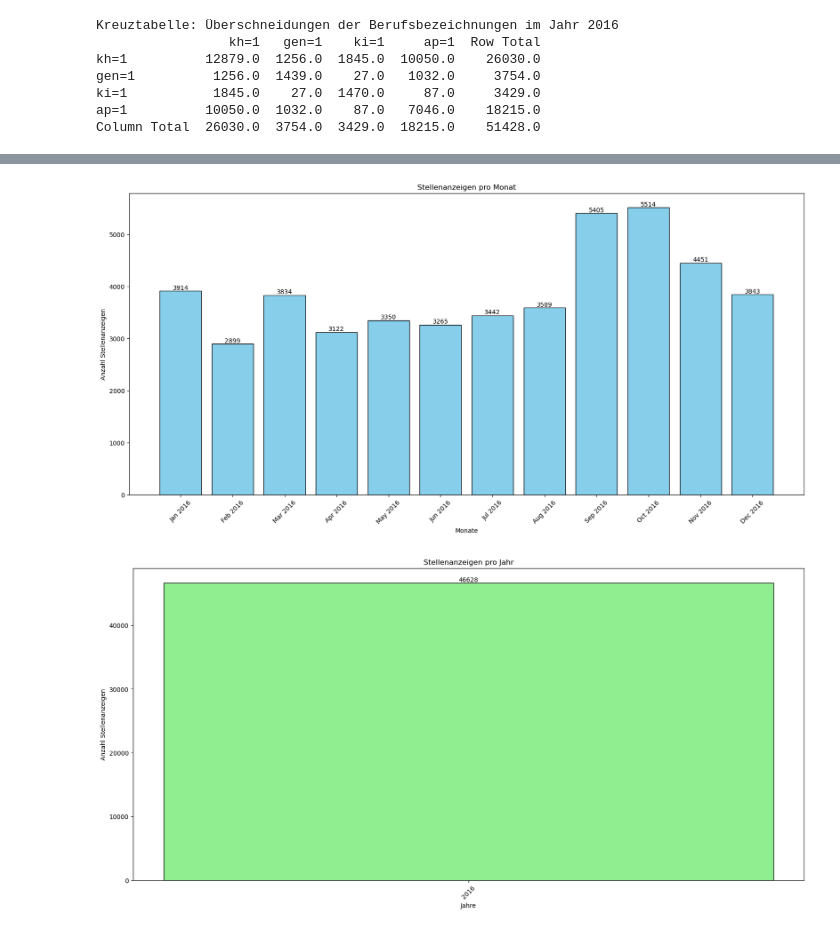
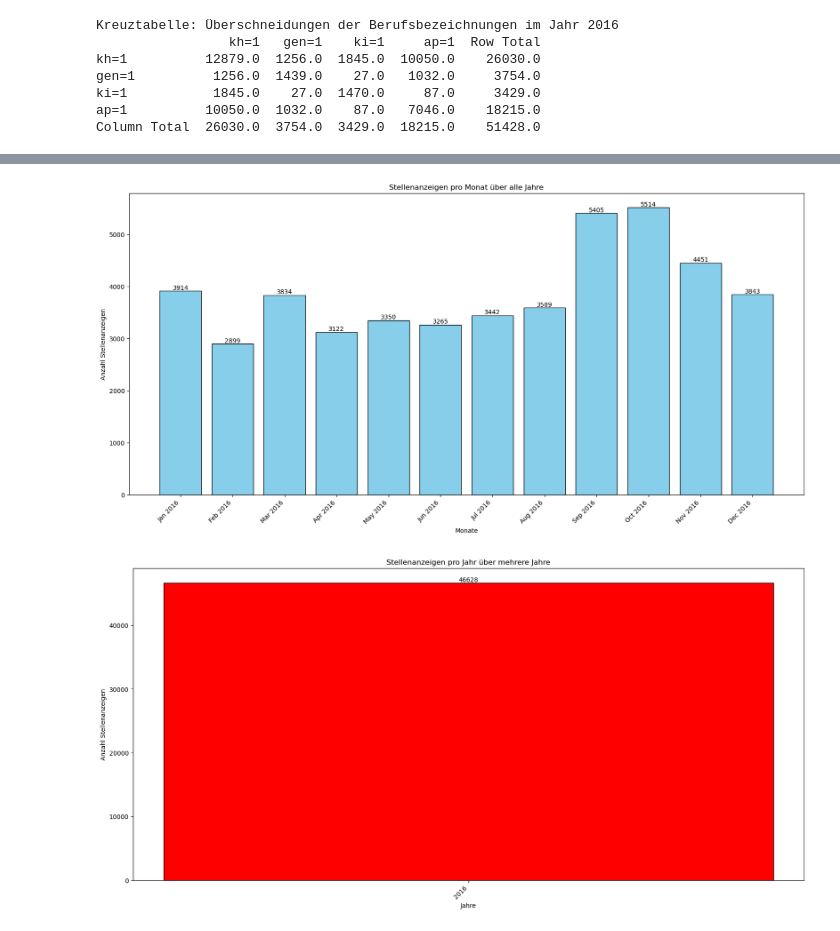
Before and after one commit to jabr-he/stea, a Jupyter notebook: run_prod_allyears.ipynb, the cells around one changed output, grey strips where cells are left out. Drawn from its saved outputs; the diff is of its cells as text; code cells hidden in the pictures.

Commit message:
alle for-schleifen fertig

```diff
--- a/run_prod_allyears.ipynb
+++ b/run_prod_allyears.ipynb
@@ -48,6 +48,10 @@ count_dreier = {}
 total_count = {}
 total_nan = {}
 fehler = {}
+month_counts = {}  # Speichert die Anzahl der Stellenanzeigen für jedes (Jahr, Monat)
+all_months = set()
+year_counts = {}  # Speichert die Anzahl der Stellenanzeigen für jedes Jahr
+all_years = set()
 for year in years:
     # Hier Jahr öffnen (json), filtern, Variablen rausholen, löschen
     with open(f"/Users/jan/Documents/Promotion/BIBB GW/hdd/Pflege/Pflege_{year}.json", 'r') as file:
@@ -150,6 +154,14 @@ for year in years:
     print(f"Die Gesamtsumme aller 1er, 2er, 3er-kombis + der 4er-kombi in Jahr {year} ist: {total_count[year]}")
     print(f"Die Gesamtsumme aller 1er, 2er, 3er-kombis + der 4er-kombi + NaN-Fehler in Jahr {year} ist: {total_nan[year]}")
     print(f"Stellenanzeigen insgesamt: {count_all_oza[year]} (Muss gleich sein wie zeile darüber!)")
+    timestamps = [datetime.strptime(date, "%Y-%m-%d") for date in df_full["date"]]
+    months = {(ts.year, ts.month) for ts in timestamps}
+    all_months.update(months)
+    all_years.add(year)
+    year_counts[year] = year_counts.get(year, 0) + len(timestamps)
+    for ts in timestamps:
+        key = (ts.year, ts.month)
+        month_counts[key] = month_counts.get(key, 0) + 1
     del df_full
 # %% [output]
 NaN-Fehler in Jahr 2016: 263
@@ -312,7 +354,7 @@ ImportError: cannot import name 'LoadFlags' from 'matplotlib.ft2font' (/opt/anac
 # für pre-2020 + für post-2020 + einmal nur für 2023 (ab da gibts Generalisten)
 # Zuerst Abfragen, welche Jahre in years-Liste sind!
 # Erstellen einer Figure mit 6 Subplots für die 2er-Kombinationen
-if count_kh_sub < 1:
+if count_kh_sub >= 1:
     fig, axes = plt.subplots(2, 3, figsize=(18, 12))
     # Definition der 2er-Kombinationen und ihrer Werte
     combinations = [
@@ -424,50 +516,56 @@ TypeError: '>' not supported between instances of 'dict' and 'int'
 # %%
 # Bar: Alle SteA pro Monat --> absolut
 # Für alle Jahre
-timestamps = [datetime.strptime(date, "%Y-%m-%d") for date in df_full.get("date")]
-months = sorted({(ts.year, ts.month) for ts in timestamps})
-month_labels = [datetime(year, month, 1).strftime("%b %Y") for year, month in months]
-month_counts = {month: 0 for month in months}
-years = sorted({ts.year for ts in timestamps})
-year_counts = {year: 0 for year in years}
-for ts in timestamps:
-    month_counts[(ts.year, ts.month)] += 1
-    year_counts[ts.year] += 1
-
+sorted_months = sorted(all_months)
+month_labels = [datetime(year, month, 1).strftime("%b %Y") for year, month in sorted_months]
 xmonths = np.arange(len(month_labels))
-ymonths = [month_counts[month] for month in months]
-fig, axes = plt.subplots(nrows=1, ncols=1, figsize=(16, 8), constrained_layout=True, gridspec_kw={'height_ratios': [1]}) # viermal die eins am ende bei 4x4
-ax = axes
+ymonths = [month_counts.get(month, 0) for month in sorted_months]
+# Erstelle das finale Balkendiagramm
+fig, ax = plt.subplots(figsize=(16, 8), constrained_layout=True)
 barone = ax.bar(xmonths, ymonths, color='skyblue', edgecolor='black')
+# Werte über die Balken schreiben
 for rect in barone:
     height = rect.get_height()
-    ax.text(rect.get_x() + rect.get_width() / 2, height + 0.5, str(height), ha='center', va='bottom')
+    ax.text(rect.get_x() + rect.get_width() / 2, height + 0.5, str(height),
+            ha='center', va='bottom')
+# Achsenbeschriftung & Titel
 ax.set_xticks(xmonths)
-ax.set_xticklabels(month_labels, rotation=45)
+ax.set_xticklabels(month_labels, rotation=45, ha='right')
 ax.set_xlabel('Monate')
 ax.set_ylabel('Anzahl Stellenanzeigen')
-ax.set_title('Stellenanzeigen pro Monat')
+ax.set_title('Stellenanzeigen pro Monat über alle Jahre')
+
+# Zeige das Diagramm an
 plt.show()
 # %% [output]
-[figure, old version]
+[figure, new version]
 # %%
 # Bar: Alle SteA pro Jahr absolut
-fig, axes = plt.subplots(nrows=1, ncols=1, figsize=(16, 8), constrained_layout=True, gridspec_kw={'height_ratios': [1]}) # viermal die eins am ende bei 4x4
-xyears = np.arange(len(years))
-yyears = [year_counts[year] for year in years]
-ax = axes
-bartwo = ax.bar(xyears, yyears, color='lightgreen', edgecolor='black')
+bar_colors = ["red", "blue", "green", "orange", "purple", "cyan", "brown", "pink", "lime", "yellow"]
+xyears = np.arange(len(sorted_years))
+yyears = [year_counts.get(year, 0) for year in sorted_years]  # Fehlende Jahre = 0
+
+# Erstelle das Balkendiagramm für die Jahresaggregation
+fig, ax = plt.subplots(figsize=(16, 8), constrained_layout=True)
+bartwo = ax.bar(xyears, yyears, color=bar_colors, edgecolor='black')
+
+# Werte über die Balken schreiben
 for rect in bartwo:
     height = rect.get_height()
-    ax.text(rect.get_x() + rect.get_width() / 2, height + 0.5, str(height), ha='center', va='bottom')
+    ax.text(rect.get_x() + rect.get_width() / 2, height + 0.5, str(height),
+            ha='center', va='bottom')
+
+# Achsenbeschriftung & Titel
 ax.set_xticks(xyears)
-ax.set_xticklabels(years, rotation=45)
+ax.set_xticklabels(sorted_years, rotation=45, ha='right')
 ax.set_xlabel('Jahre')
 ax.set_ylabel('Anzahl Stellenanzeigen')
-ax.set_title('Stellenanzeigen pro Jahr')
+ax.set_title('Stellenanzeigen pro Jahr über mehrere Jahre')
+
+# Zeige das Diagramm an
 plt.show()
 # %% [output]
-[figure, old version]
+[figure, new version]
 # %%
 # Genauere Betracht nur von den count_x_oza Werten --> diese sprechen die einzelne Gruppe x an, auch wenn andere
 # Gruppen ebenfalls in der SteA genannt werden, so richtet sich diese doch auf jeden Fall an Gruppe X
```
Also changed, not shown: parts of 4 cells of this notebook.
